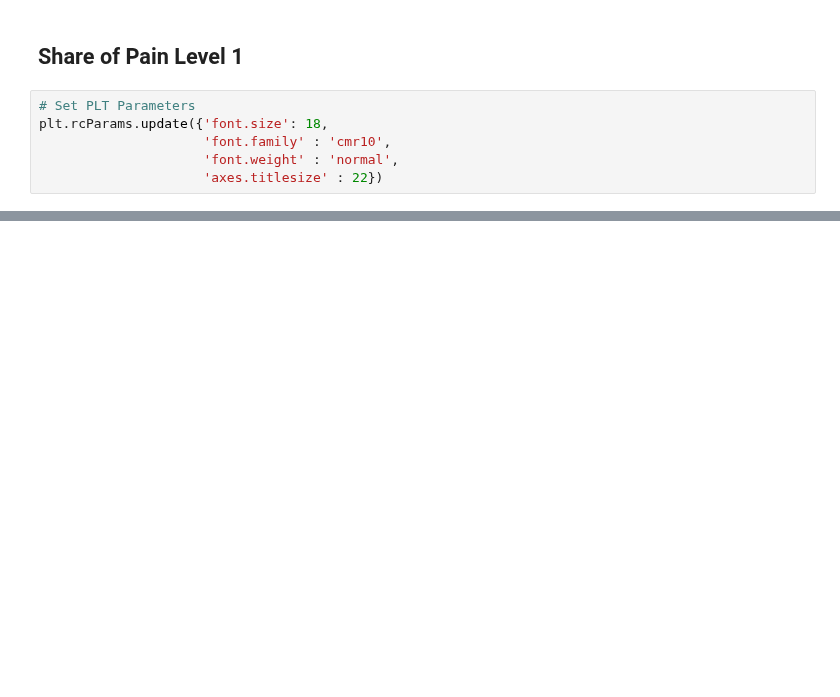
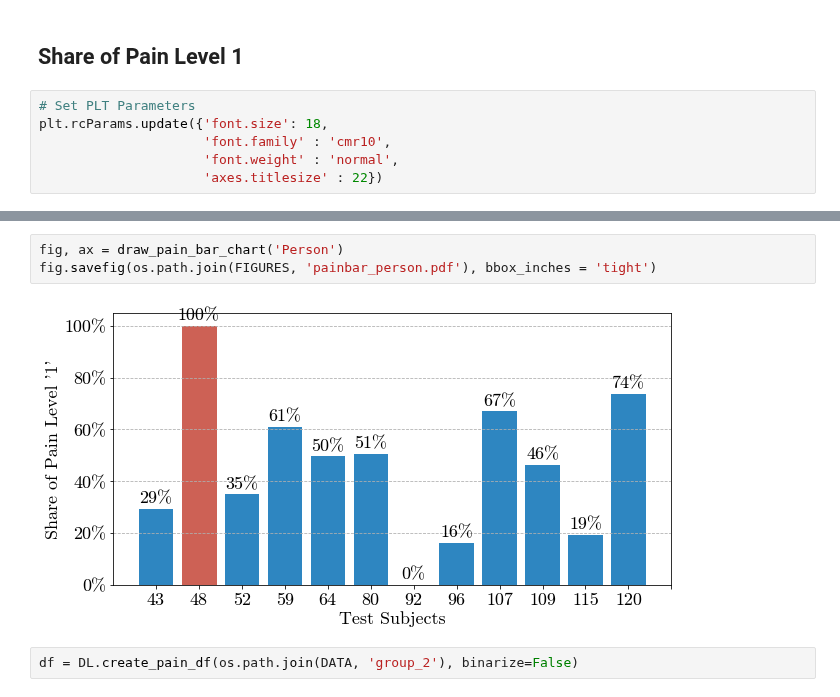
Before and after one commit to ntobis/federated-machine-learning, a Jupyter notebook: Notebooks/MSc Thesis Visualizations.ipynb, the cells around one changed output, grey strips where cells are left out. Cells and saved outputs as stored; diff of their text form; blank space fills up the shorter version.

```diff
--- a/Notebooks/MSc Thesis Visualizations.ipynb
+++ b/Notebooks/MSc Thesis Visualizations.ipynb
@@ -566,0 +607,7 @@ fig.savefig(os.path.join(FIGURES, 'painbar.pdf'), bbox_inches = 'tight')
+# %%
+fig, ax = draw_pain_bar_chart('Person')
+fig.savefig(os.path.join(FIGURES, 'painbar_person.pdf'), bbox_inches = 'tight')
+# %% [output]
+[figure, added]
+# %%
+df = DL.create_pain_df(os.path.join(DATA, 'group_2'), binarize=False)
```
Also changed, not shown: parts of 22 cells of this notebook, 15 other files.
